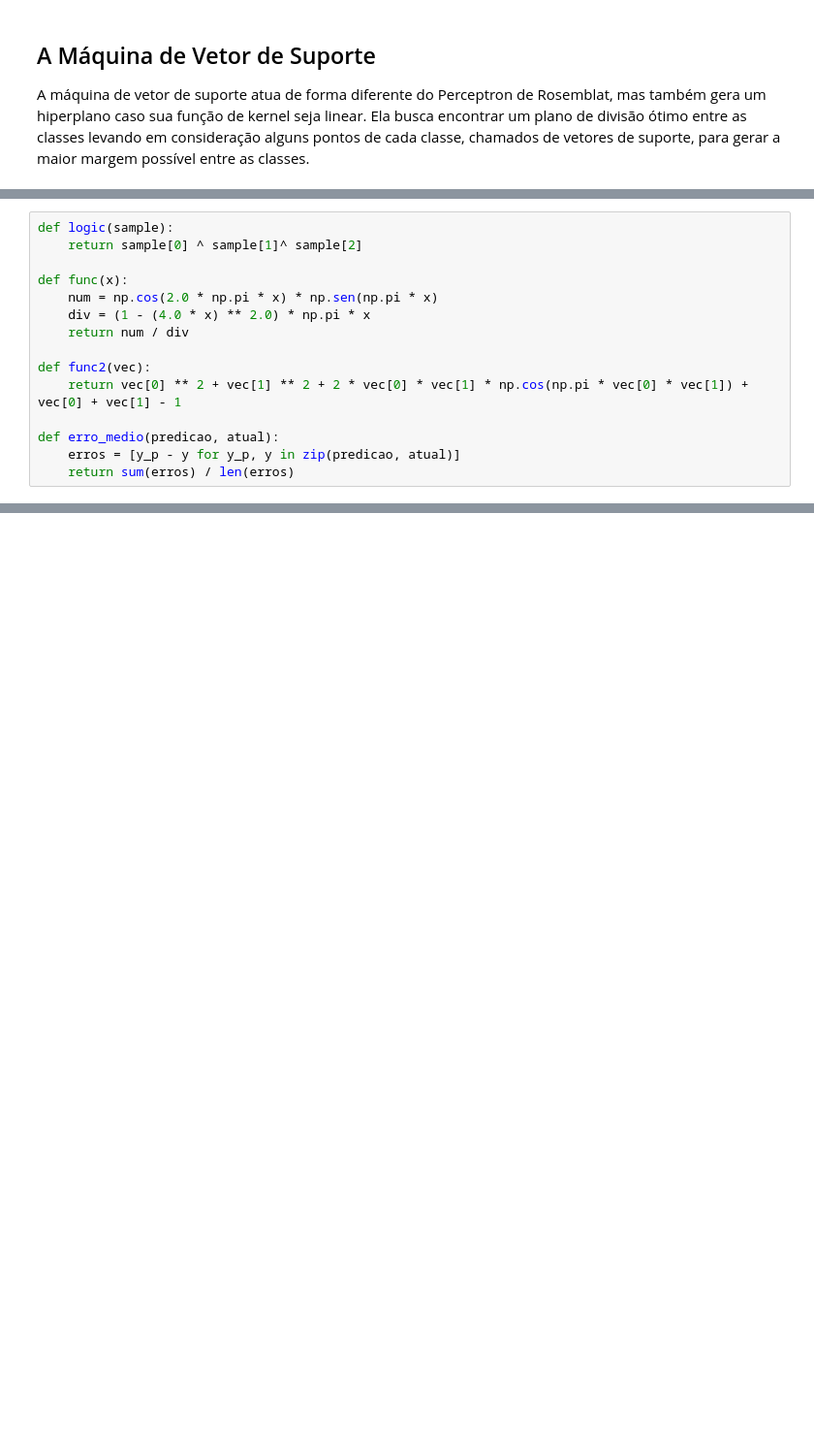
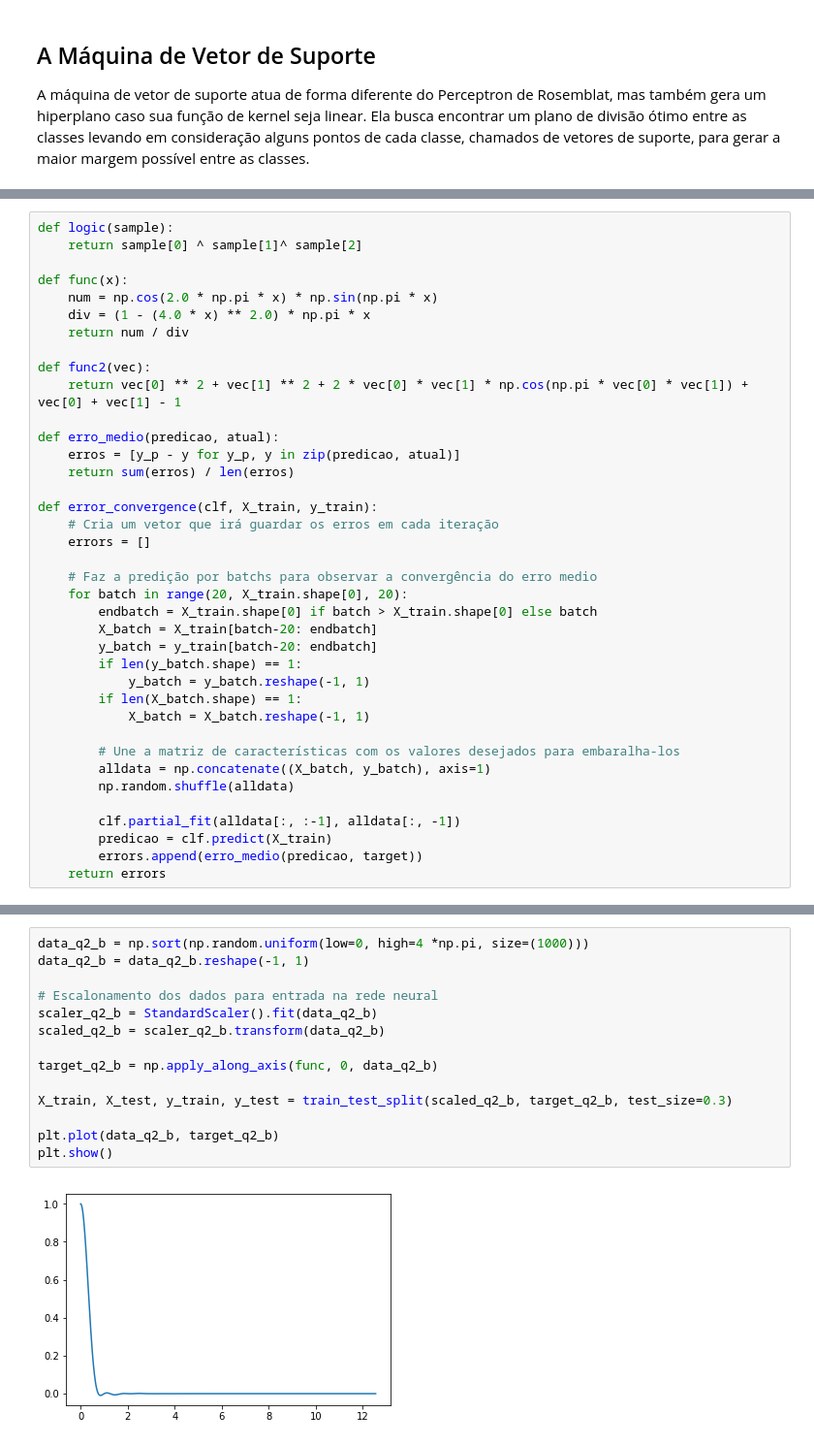
Before and after one commit to edujtm/machine-learning-course, a Jupyter notebook: Supervised Machine Learning.ipynb, the cells around one changed output, grey strips where cells are left out. Shown at 97% size. Drawn from its saved outputs; the diff is of its cells as text; blank space fills up the shorter version.

```diff
--- a/Supervised Machine Learning.ipynb
+++ b/Supervised Machine Learning.ipynb
@@ -124,7 +150,7 @@ def logic(sample):
     return sample[0] ^ sample[1]^ sample[2]
 
 def func(x):
-    num = np.cos(2.0 * np.pi * x) * np.sen(np.pi * x)
+    num = np.cos(2.0 * np.pi * x) * np.sin(np.pi * x)
     div = (1 - (4.0 * x) ** 2.0) * np.pi * x
     return num / div
 
@@ -134,3 +160,26 @@ def func2(vec):
 def erro_medio(predicao, atual):
     erros = [y_p - y for y_p, y in zip(predicao, atual)]
     return sum(erros) / len(erros)
+
+def error_convergence(clf, X_train, y_train):
+    # Cria um vetor que irá guardar os erros em cada iteração
+    errors = []
+
+    # Faz a predição por batchs para observar a convergência do erro medio
+    for batch in range(20, X_train.shape[0], 20):
+        endbatch = X_train.shape[0] if batch > X_train.shape[0] else batch
+        X_batch = X_train[batch-20: endbatch]
+        y_batch = y_train[batch-20: endbatch]
+        if len(y_batch.shape) == 1:
+            y_batch = y_batch.reshape(-1, 1)
+        if len(X_batch.shape) == 1:
+            X_batch = X_batch.reshape(-1, 1)
+
+        # Une a matriz de características com os valores desejados para embaralha-los
+        alldata = np.concatenate((X_batch, y_batch), axis=1)
+        np.random.shuffle(alldata)
+
+        clf.partial_fit(alldata[:, :-1], alldata[:, -1])
+        predicao = clf.predict(X_train)
+        errors.append(erro_medio(predicao, target))
+    return errors
@@ -173,0 +246,16 @@ plt.show()
+# %%
+data_q2_b = np.sort(np.random.uniform(low=0, high=4 *np.pi, size=(1000)))
+data_q2_b = data_q2_b.reshape(-1, 1)
+
+# Escalonamento dos dados para entrada na rede neural
+scaler_q2_b = StandardScaler().fit(data_q2_b)
+scaled_q2_b = scaler_q2_b.transform(data_q2_b)
+
+target_q2_b = np.apply_along_axis(func, 0, data_q2_b)
+
+X_train, X_test, y_train, y_test = train_test_split(scaled_q2_b, target_q2_b, test_size=0.3)
+
+plt.plot(data_q2_b, target_q2_b)
+plt.show()
+# %% [output]
+[figure, added]
```
Also changed, not shown: parts of 19 cells of this notebook.
